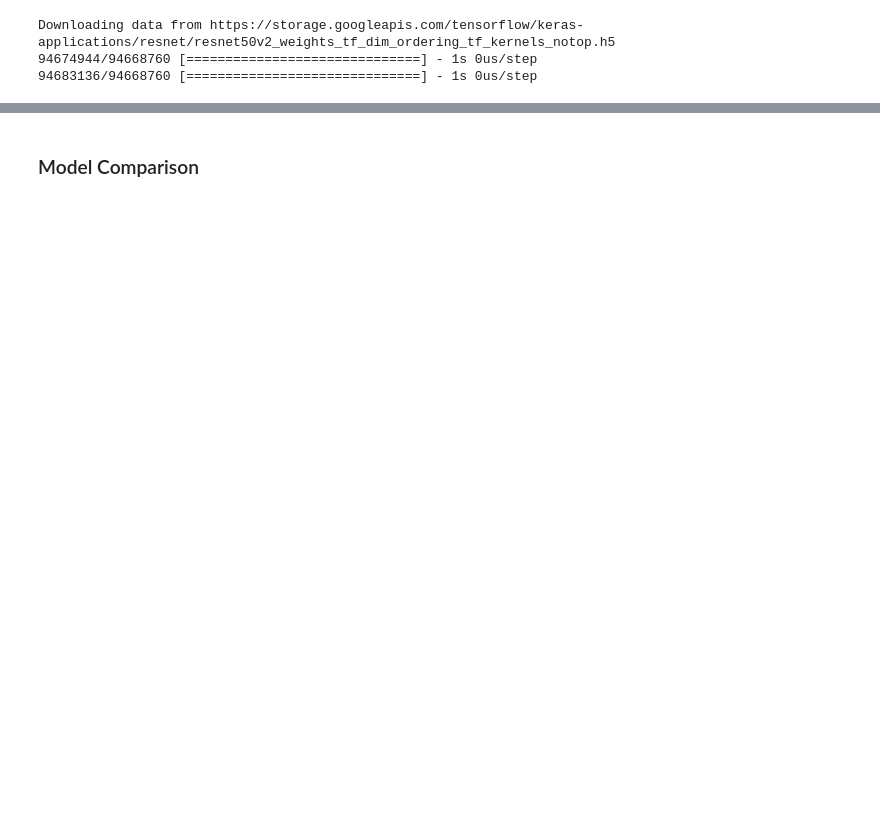
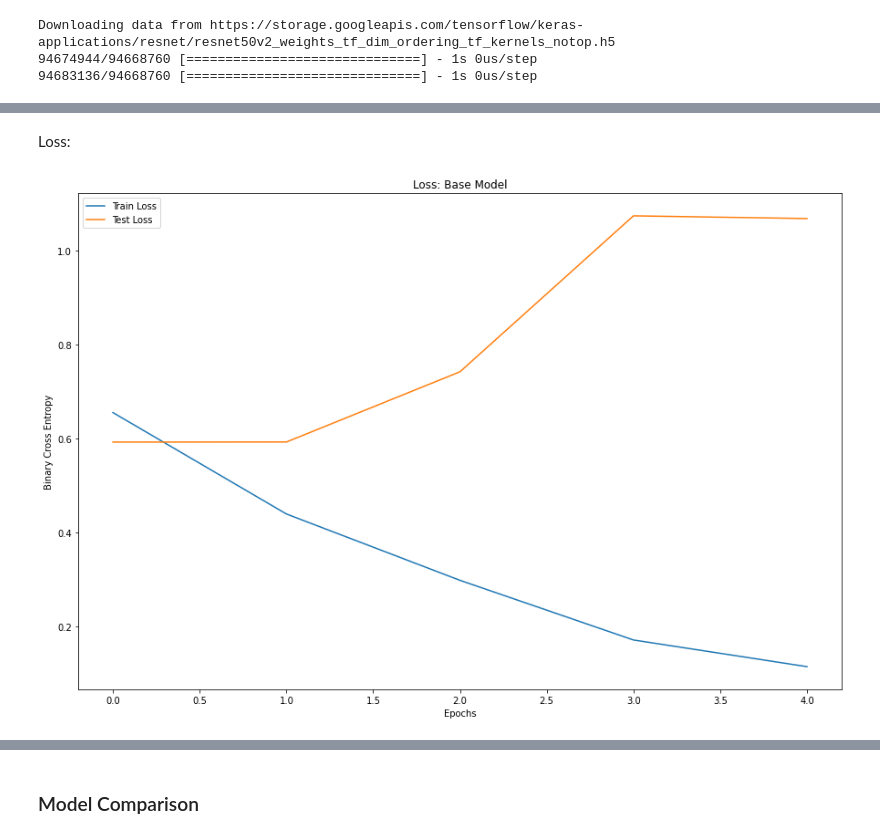
Before and after one commit to Scolemanco/Florida-Wildcats-Image-Classification, a Jupyter notebook: 2_Florida_Wildcats_Binary_Classification_Models.ipynb, the cells around one changed output, grey strips where cells are left out. Cells and saved outputs as stored; diff of their text form; code cells hidden in the pictures; blank space fills up the shorter version.

```diff
--- a/2_Florida_Wildcats_Binary_Classification_Models.ipynb
+++ b/2_Florida_Wildcats_Binary_Classification_Models.ipynb
@@ -72,15 +77,18 @@ basemodel.add(Dense(1, activation='sigmoid'))
 # https://keras.io/api/callbacks/
 # https://keras.io/api/callbacks/model_checkpoint/
 
+base_dir = '/content/drive/MyDrive/Wildlife Capstone/Model_Files/basemodel'
+b_path = '/base_1.ckpt'
+
 base_callbacks = [
                   tf.keras.callbacks.ModelCheckpoint(
-                      filepath = '/content/drive/MyDrive/Wildlife Capstone/callbacks/basemodel',
+                      filepath = base_dir + b_path,
                       save_weights_only=True,
                       monitor = 'val_precision',
                       save_best_only=True
                   ),
                   tf.keras.callbacks.CSVLogger(
-                      'basemodel.log',
+                      base_dir + '/basemodel.log',
                       separator=',',
                       append=True
                       )
@@ -89,7 +97,7 @@ base_callbacks = [
 basemodel.compile(
     optimizer='adam',
     loss='bce',
-    metrics=['accuracy', 'Precision'])
+    metrics=['accuracy', 'Recall', 'Precision'])
 # %%
 history = basemodel.fit(train,
                         validation_data = test,
@@ -676,0 +549,12 @@ plt.hist(resnet_preds);
+# %% [markdown]
+Loss:
+# %%
+plt.figure(figsize=(15,10))
+plt.plot(history.history['loss'], label='Train Loss')
+plt.plot(history.history['val_loss'], label='Test Loss')
+plt.xlabel('Epochs')
+plt.ylabel('Binary Cross Entropy')
+plt.legend()
+plt.title('Loss: Base Model');
+# %% [output]
+[figure, added]
```
Also changed, not shown: parts of 144 cells of this notebook, 2 other files.
